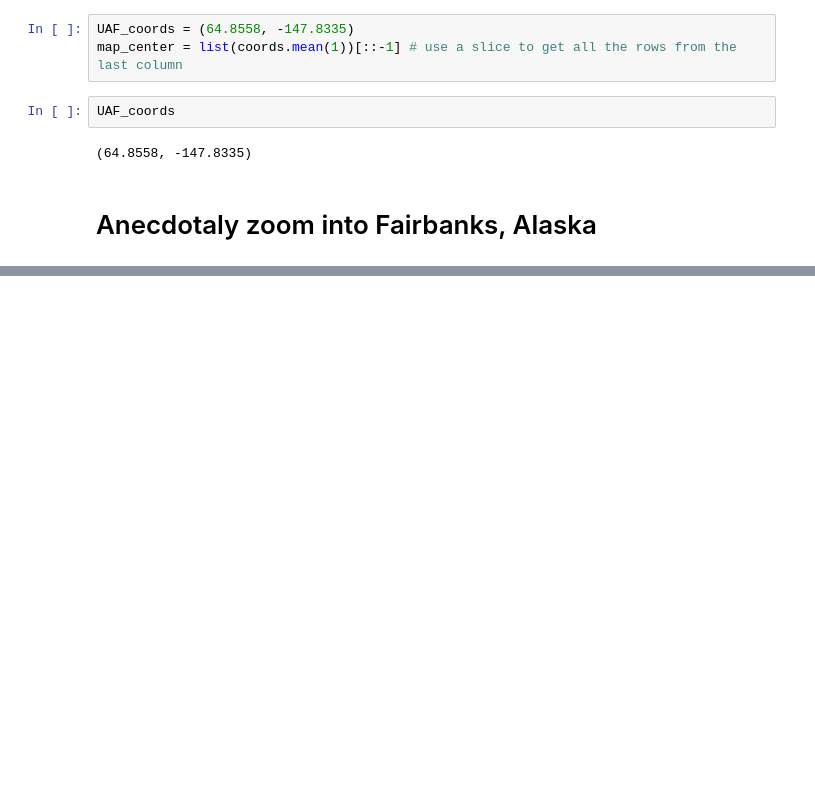
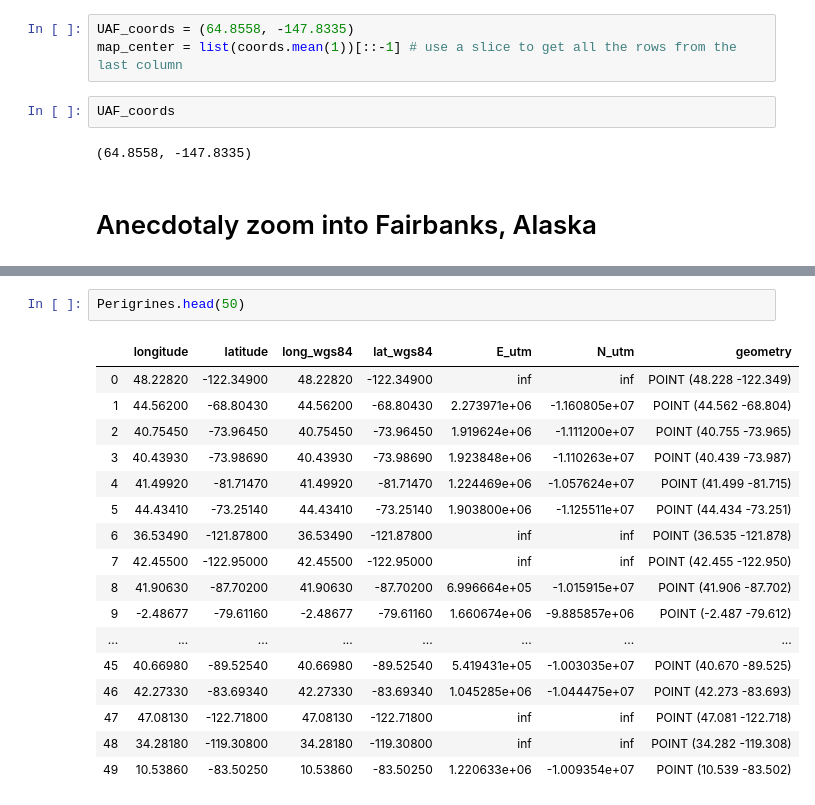
Before and after one commit to SeriousHyena/UAF-Temperature, a Jupyter notebook: Perigrines.ipynb, the cells around one changed output, grey strips where cells are left out. Drawn from its saved outputs; the diff is of its cells as text; blank space fills up the shorter version.

```diff
--- a/Perigrines.ipynb
+++ b/Perigrines.ipynb
@@ -122,0 +106,20 @@ Name: longitude, Length: 24248, dtype: float64
+# %%
+Perigrines.head(50)
+# %% [output]
+|  | longitude | latitude | long_wgs84 | lat_wgs84 | E_utm | N_utm | geometry |
+| 0 | 48.22820 | -122.34900 | 48.22820 | -122.34900 | inf | inf | POINT (48.228 -122.349) |
+| 1 | 44.56200 | -68.80430 | 44.56200 | -68.80430 | 2.273971e+06 | -1.160805e+07 | POINT (44.562 -68.804) |
+| 2 | 40.75450 | -73.96450 | 40.75450 | -73.96450 | 1.919624e+06 | -1.111200e+07 | POINT (40.755 -73.965) |
+| 3 | 40.43930 | -73.98690 | 40.43930 | -73.98690 | 1.923848e+06 | -1.110263e+07 | POINT (40.439 -73.987) |
+| 4 | 41.49920 | -81.71470 | 41.49920 | -81.71470 | 1.224469e+06 | -1.057624e+07 | POINT (41.499 -81.715) |
+| 5 | 44.43410 | -73.25140 | 44.43410 | -73.25140 | 1.903800e+06 | -1.125511e+07 | POINT (44.434 -73.251) |
+| 6 | 36.53490 | -121.87800 | 36.53490 | -121.87800 | inf | inf | POINT (36.535 -121.878) |
+| 7 | 42.45500 | -122.95000 | 42.45500 | -122.95000 | inf | inf | POINT (42.455 -122.950) |
+| 8 | 41.90630 | -87.70200 | 41.90630 | -87.70200 | 6.996664e+05 | -1.015915e+07 | POINT (41.906 -87.702) |
+| 9 | -2.48677 | -79.61160 | -2.48677 | -79.61160 | 1.660674e+06 | -9.885857e+06 | POINT (-2.487 -79.612) |
+| ... | ... | ... | ... | ... | ... | ... | ... |
+| 45 | 40.66980 | -89.52540 | 40.66980 | -89.52540 | 5.419431e+05 | -1.003035e+07 | POINT (40.670 -89.525) |
+| 46 | 42.27330 | -83.69340 | 42.27330 | -83.69340 | 1.045285e+06 | -1.044475e+07 | POINT (42.273 -83.693) |
+| 47 | 47.08130 | -122.71800 | 47.08130 | -122.71800 | inf | inf | POINT (47.081 -122.718) |
+| 48 | 34.28180 | -119.30800 | 34.28180 | -119.30800 | inf | inf | POINT (34.282 -119.308) |
+| 49 | 10.53860 | -83.50250 | 10.53860 | -83.50250 | 1.220633e+06 | -1.009354e+07 | POINT (10.539 -83.502) |
```
Also changed, not shown: parts of 5 cells of this notebook.
